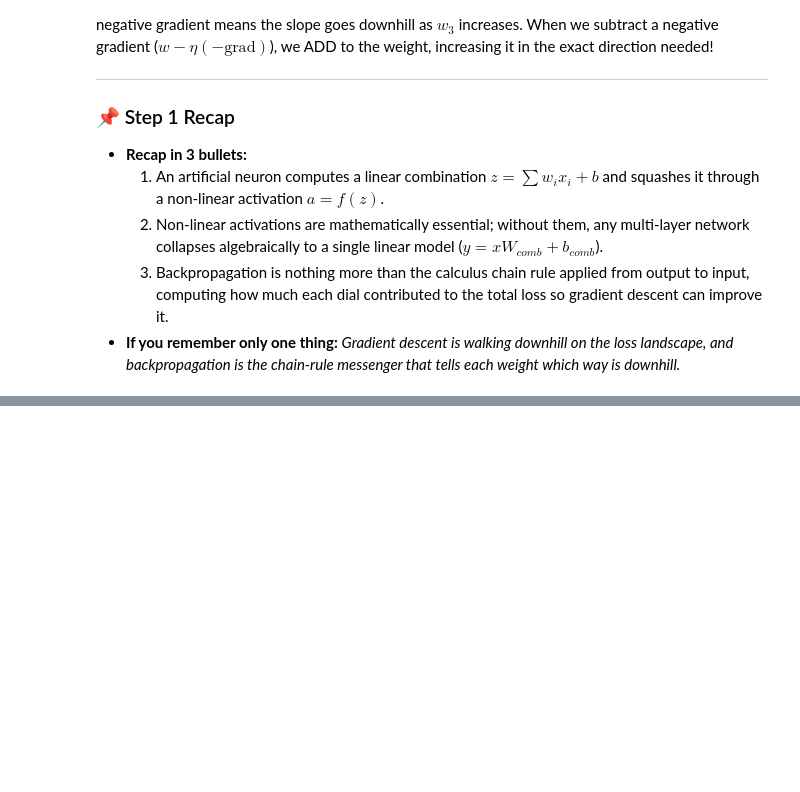
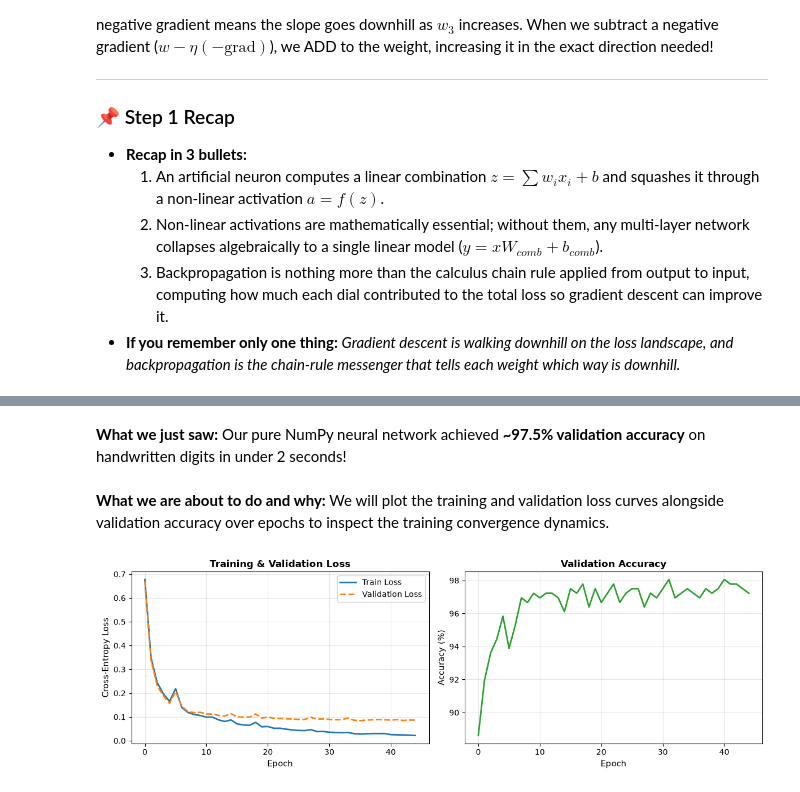
Before and after one commit to Arnav-Shrivastava/Neural-Networks-from-Scratch-Zero-To-Master, a Jupyter notebook: neural_network_from_scratch.ipynb, the cells around one changed output, grey strips where cells are left out. Cells and saved outputs as stored; diff of their text form; code cells hidden in the pictures; folded sections open; blank space fills up the shorter version.

```diff
--- a/neural_network_from_scratch.ipynb
+++ b/neural_network_from_scratch.ipynb
@@ -652,0 +991,30 @@ Because prediction was too small, increasing $w_3$ will increase the prediction
+# %% [markdown]
+**What we just saw:**
+Our pure NumPy neural network achieved **~97.5% validation accuracy** on handwritten digits in under 2 seconds!
+# %% [markdown]
+**What we are about to do and why:**
+We will plot the training and validation loss curves alongside validation accuracy over epochs to inspect the training convergence dynamics.
+# %%
+# Plotting Training Curves for load_digits
+fig, (ax1, ax2) = plt.subplots(1, 2, figsize=(12, 4))
+
+# Loss plot
+ax1.plot(train_losses, label="Train Loss", color="#1f77b4", linewidth=2)
+ax1.plot(val_losses, label="Validation Loss", color="#ff7f0e", linestyle="--", linewidth=2)
+ax1.set_xlabel("Epoch", fontsize=11)
+ax1.set_ylabel("Cross-Entropy Loss", fontsize=11)
+ax1.set_title("Training & Validation Loss", fontsize=12, fontweight="bold")
+ax1.grid(True, alpha=0.3)
+ax1.legend()
+
+# Accuracy plot
+ax2.plot([a * 100 for a in val_accuracies], color="#2ca02c", linewidth=2)
+ax2.set_xlabel("Epoch", fontsize=11)
+ax2.set_ylabel("Accuracy (%)", fontsize=11)
+ax2.set_title("Validation Accuracy", fontsize=12, fontweight="bold")
+ax2.grid(True, alpha=0.3)
+
+plt.tight_layout()
+plt.show()
+# %% [output]
+[figure, added]
```
Also changed, not shown: parts of 32 cells of this notebook, 1 other file.
